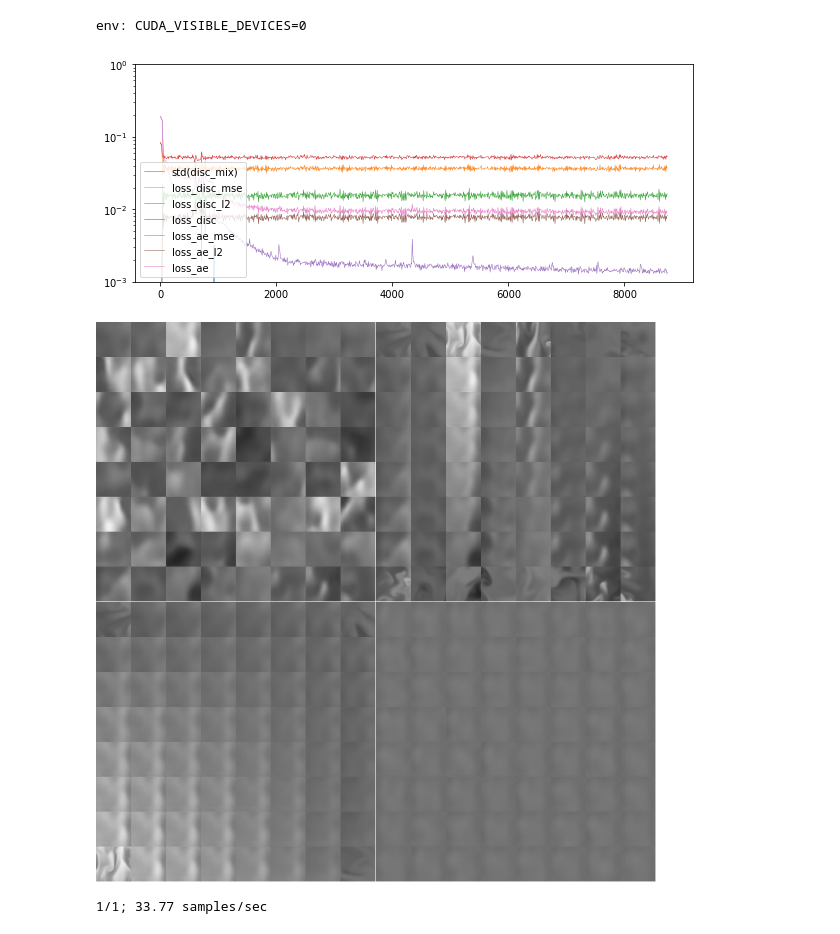
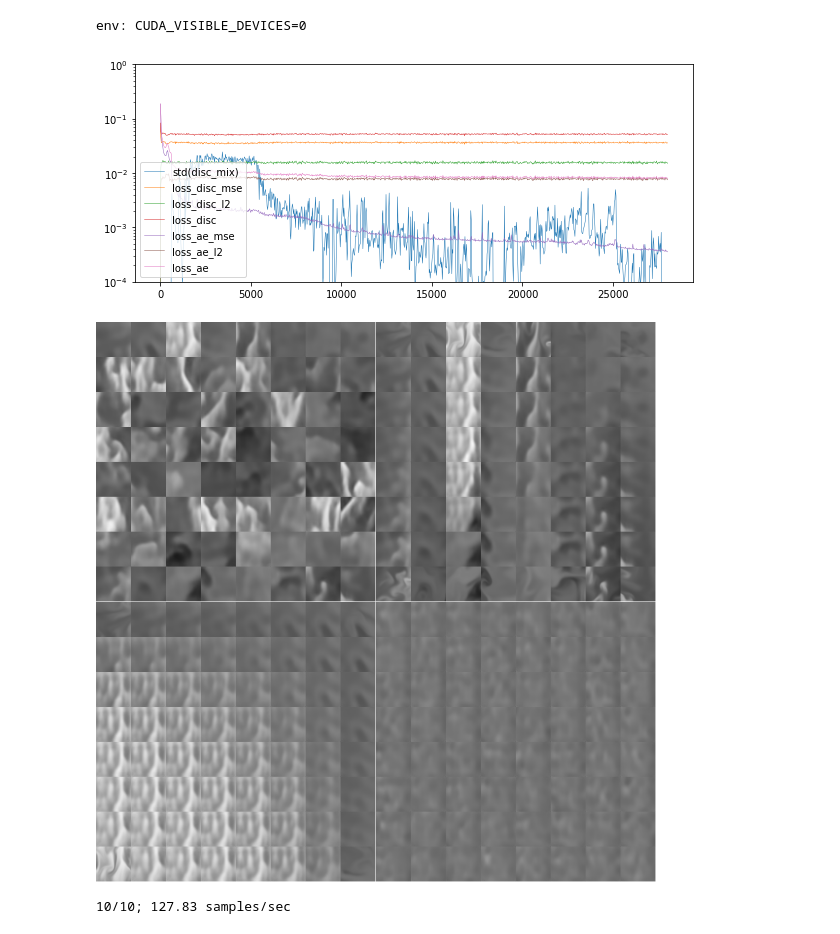
Before and after one commit to slanderson/inturbulate, a Jupyter notebook: ACAI-PyTorch-turb.ipynb, the cells around one changed output. Cells and saved outputs as stored; diff of their text form; code cells hidden in the pictures.

```diff
--- a/ACAI-PyTorch-turb.ipynb
+++ b/ACAI-PyTorch-turb.ipynb
@@ -59,4 +36 @@ x_batches = torch.FloatTensor(x_batches).to(args['device'])
-# %%
-turb_batches = np.load('turb_batches.npy')[:, :, :, :, :]
-turb_batches = torch.FloatTensor(turb_batches).to(args['device'])
 # %%
@@ -132,7 +111,7 @@ decoder = Decoder(scales, args['depth'], args['latent'], args['colors']).to(args
 discriminator = Discriminator(scales, args['advdepth'], args['latent'], args['colors']).to(args['device'])
 
 opt_ae = optim.Adam(list(encoder.parameters()) + list(decoder.parameters()), lr=args['lr'])#, weight_decay=1e-5)
-opt_d = optim.Adam(discriminator.parameters(), lr=args['lr'], weight_decay=1e-5)
+opt_d = optim.Adam(discriminator.parameters(), lr=args['lr'])# weight_decay=1e-5)
 
 losses = defaultdict(list)
 # %%
@@ -214,18 +193,21 @@ def status():
     chunks = [reconstruct(x), interpolate_2(x), interpolate_4(x), random_samples(x)]
     chunks = [np.pad(e, (0,1), mode='constant', constant_values=255) for e in chunks]
     return make_mosaic(chunks)
+# %%
+turb_batches = np.load('turb_batches.npy')[:100, :, :, :, :]
+turb_batches = torch.FloatTensor(turb_batches).to(args['device'])
 # %%
 import pdb
 DEBUG_MODE = False
 
 it = 0
 start_time = time.time()
-args['epochs'] = 1
+args['epochs'] = 10
 
 try:
     for epoch in range(args['epochs']):
+        if DEBUG_MODE: pdb.set_trace()
         for x in turb_batches:
-            if DEBUG_MODE: pdb.set_trace()
             z = encoder(x)
             out = decoder(z)
             disc = discriminator(torch.lerp(out, x, args['reg']))
@@ -255,37 +237,37 @@ try:
             losses['loss_disc_mse'].append(loss_disc_mse.item())
             losses['loss_disc_l2'].append(loss_disc_l2.item())
             losses['loss_disc'].append(loss_disc.item())
             losses['loss_ae_mse'].append(loss_ae_mse.item())
             losses['loss_ae_l2'].append(loss_ae_l2.item())
             losses['loss_ae'].append(loss_ae.item())
 
             if it % 100 == 0:
                 img = status()
 
                 plt.figure(facecolor='w', figsize=(10,4))
                 for key in losses:
                     total = len(losses[key])
                     skip = 1 + (total // 1000)
                     y = build_batches(losses[key], skip).mean(axis=-1)
                     x = np.linspace(0, total, len(y))
                     plt.semilogy(x, y, label=key, lw=0.5)
-                    plt.ylim((10e-4, 10e-1))
+                    plt.ylim((10e-5, 10e-1))
                 plt.legend(loc='lower left')
 
                 clear_output(wait=True)
                 plt.show()
                 show_array(img * 255)
 
                 speed = args['batch_size'] * it / (time.time() - start_time)
                 print(f'{epoch+1}/{args["epochs"]}; {speed:.2f} samples/sec')
 
             it += 1
 except KeyboardInterrupt:
     pass
 # %% [output]
-[figure, old version]
+[figure, new version]
-[figure, old version]
+[figure, new version]
-1/1; 33.77 samples/sec
+10/10; 127.83 samples/sec
 # %%
 import pdb
 
```
Also changed, not shown: parts of 4 cells of this notebook.
